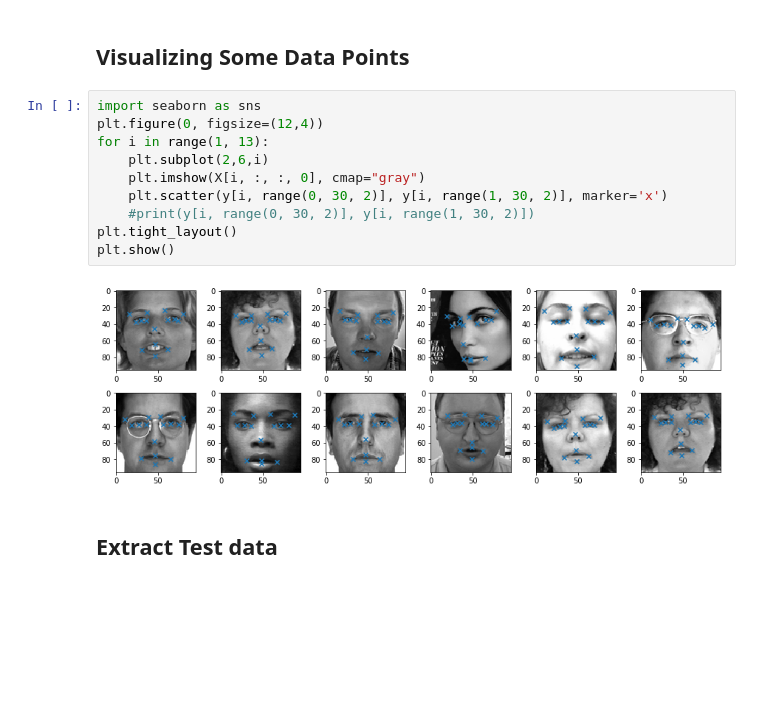
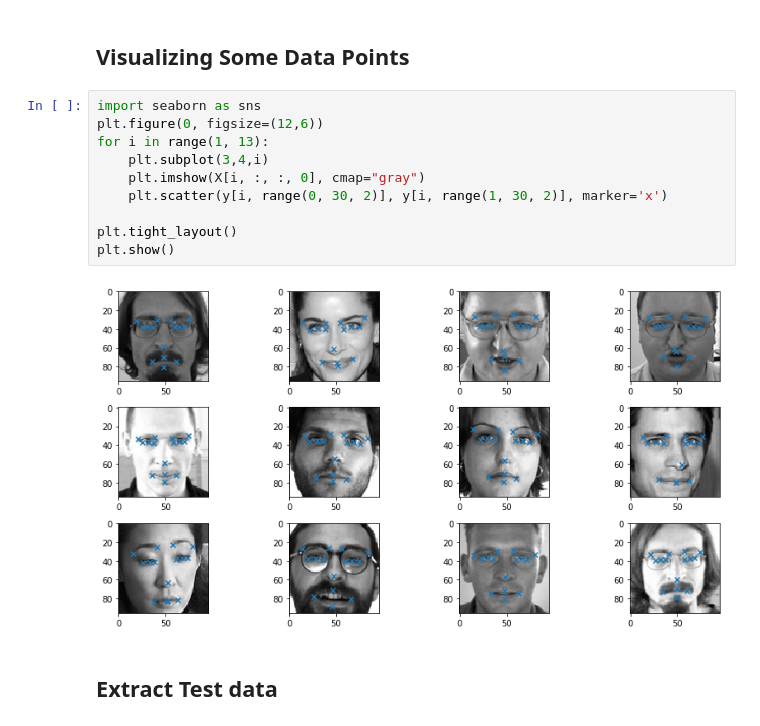
Before and after one commit to piyush2896/Facial-Keypoints-Detection, a Jupyter notebook: FacialPointRecognition-Kaggle.ipynb, the cells around one changed output. Saved outputs shown, nothing was run; the diff lists cells and outputs as text; blank space fills up the shorter version.

```diff
--- a/FacialPointRecognition-Kaggle.ipynb
+++ b/FacialPointRecognition-Kaggle.ipynb
@@ -99,16 +82,16 @@ array(['left_eye_center_x', 'left_eye_center_y', 'right_eye_center_x',
 ## Visualizing Some Data Points
 # %%
 import seaborn as sns
-plt.figure(0, figsize=(12,4))
+plt.figure(0, figsize=(12,6))
 for i in range(1, 13):
-    plt.subplot(2,6,i)
+    plt.subplot(3,4,i)
     plt.imshow(X[i, :, :, 0], cmap="gray")
     plt.scatter(y[i, range(0, 30, 2)], y[i, range(1, 30, 2)], marker='x')
-    #print(y[i, range(0, 30, 2)], y[i, range(1, 30, 2)])
+
 plt.tight_layout()
 plt.show()
 # %% [output]
-[figure, old version]
+[figure, new version]
 # %% [markdown]
 ## Extract Test data
 # %%
```
Also changed, not shown: parts of 5 cells of this notebook, 2 other files.
